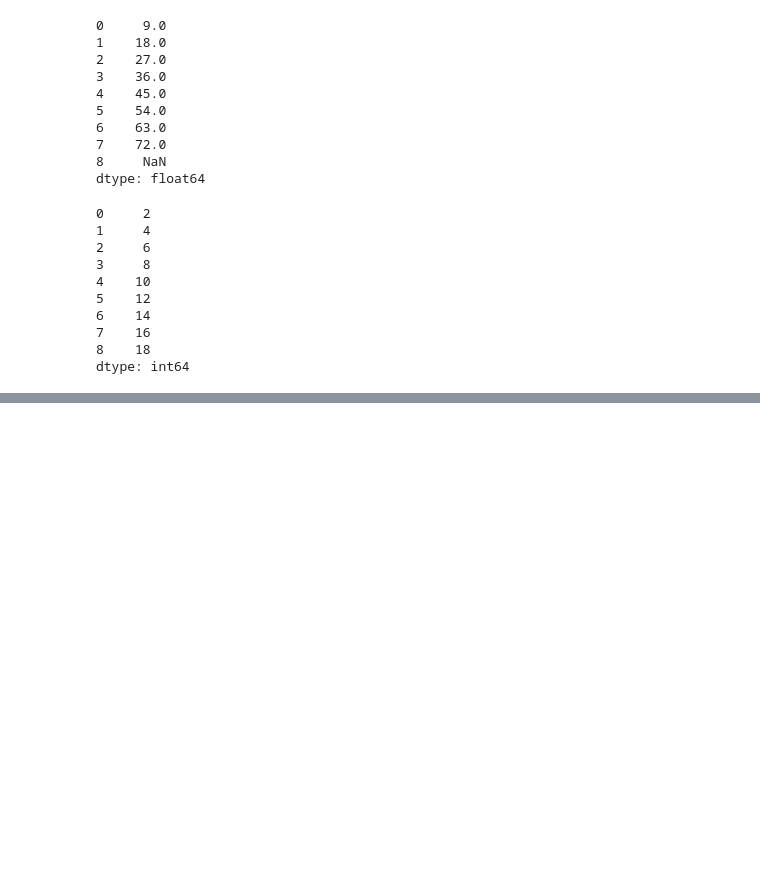
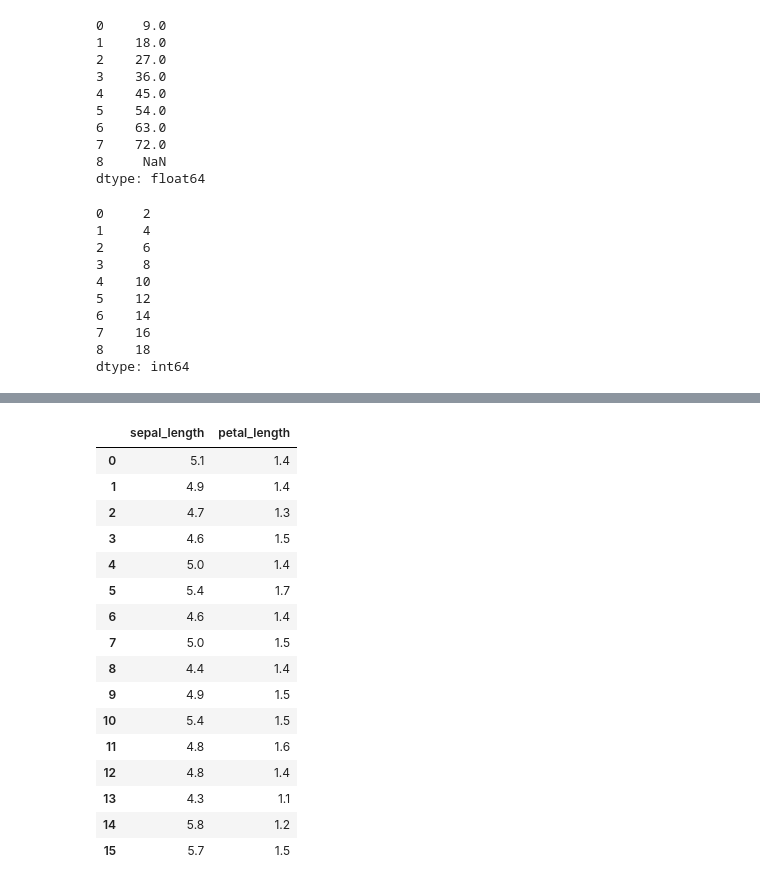
Before and after one commit to Kristina140699/Master-Data-Science-in-Python, a Jupyter notebook: Intro_to_pandas.ipynb, the cells around one changed output, grey strips where cells are left out. Cells and saved outputs as stored; diff of their text form; code cells hidden in the pictures; blank space fills up the shorter version.

```diff
--- a/Intro_to_pandas.ipynb
+++ b/Intro_to_pandas.ipynb
@@ -181,0 +268,21 @@ dtype: int64
+# %%
+# Here we can't give the index values rather we can give the column names. Else we'll get error!
+iris.loc[0:15, ("sepal_length", "petal_length")]
+# %% [output]
+|  | sepal_length | petal_length |
+| 0 | 5.1 | 1.4 |
+| 1 | 4.9 | 1.4 |
+| 2 | 4.7 | 1.3 |
+| 3 | 4.6 | 1.5 |
+| 4 | 5.0 | 1.4 |
+| 5 | 5.4 | 1.7 |
+| 6 | 4.6 | 1.4 |
+| 7 | 5.0 | 1.5 |
+| 8 | 4.4 | 1.4 |
+| 9 | 4.9 | 1.5 |
+| 10 | 5.4 | 1.5 |
+| 11 | 4.8 | 1.6 |
+| 12 | 4.8 | 1.4 |
+| 13 | 4.3 | 1.1 |
+| 14 | 5.8 | 1.2 |
+| 15 | 5.7 | 1.5 |
```
Also changed, not shown: parts of 14 cells of this notebook.
